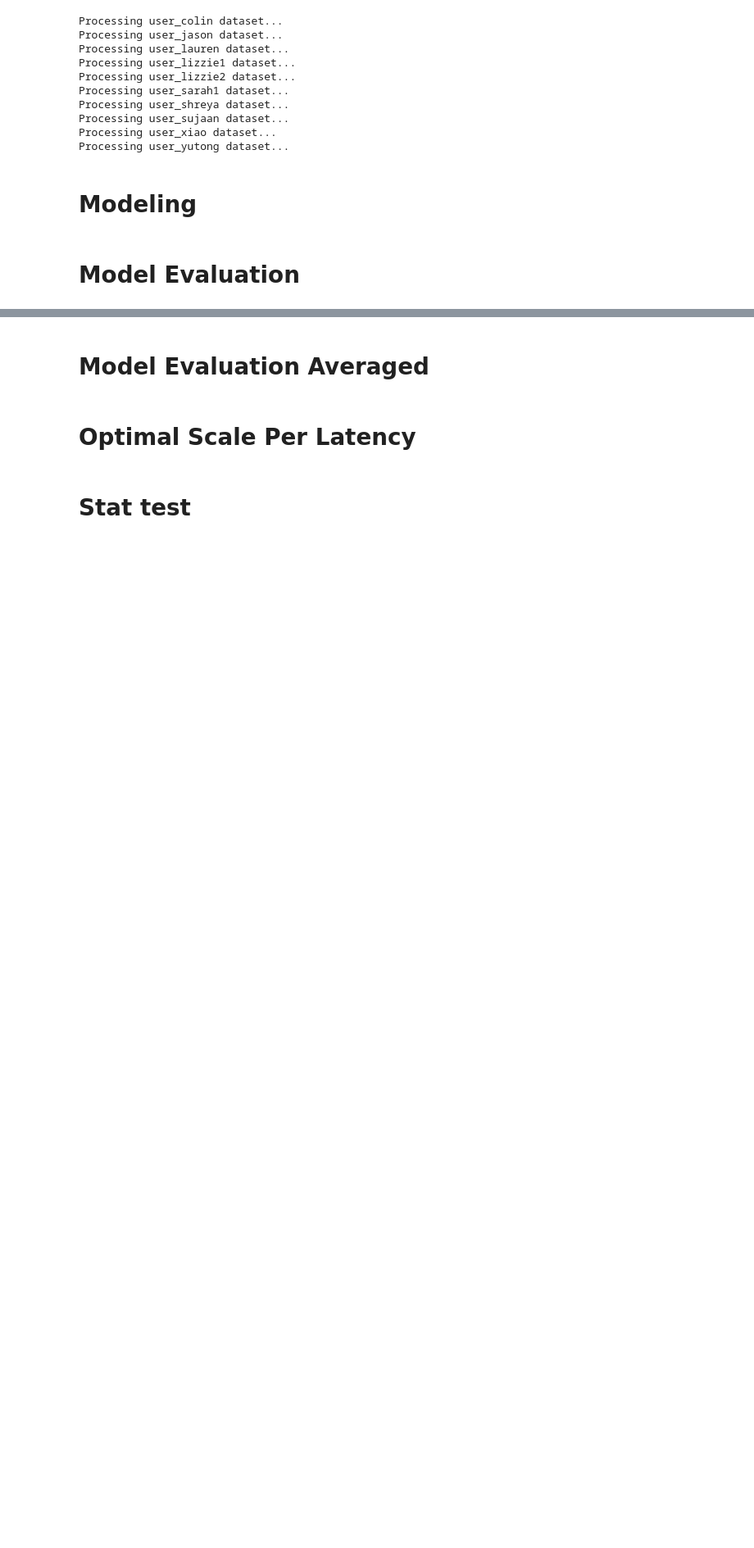
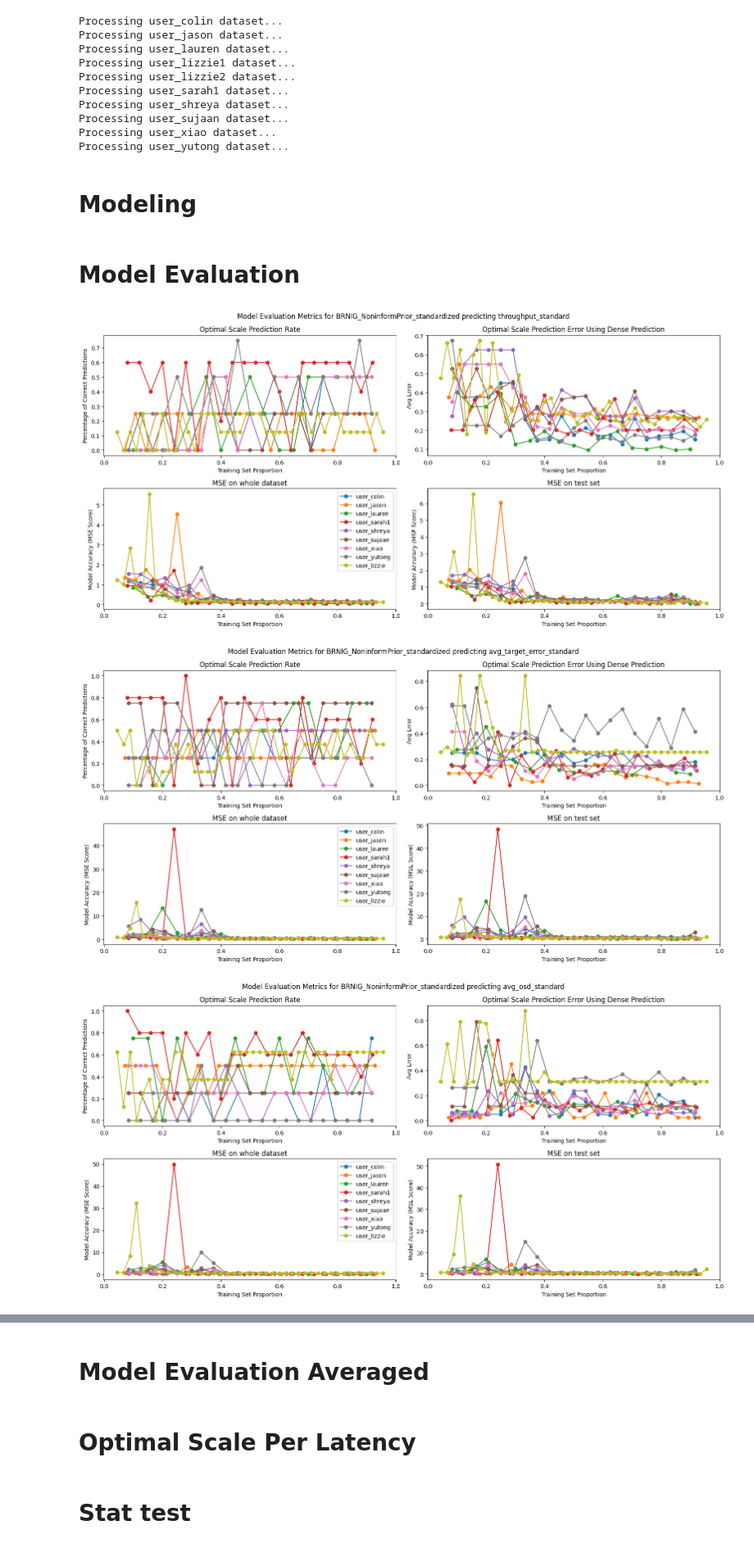
Before and after one commit to jasonkglim/MotionScaling, a Jupyter notebook: performance_modeling/model_analysis.ipynb, the cells around one changed output, grey strips where cells are left out. Shown at 82% size. Drawn from its saved outputs; the diff is of its cells as text; code cells hidden in the pictures; blank space fills up the shorter version.

```diff
--- a/performance_modeling/model_analysis.ipynb
+++ b/performance_modeling/model_analysis.ipynb
@@ -263,7 +263,8 @@ import pickle
 # model_type = "GPR_RBF_Noise_anisotropic"
 # model_type = "GPR_RQ_default"
 # model_type = "GPR_RQ_Noise_default"
-model_type = "BRNIG_InformPrior_standardized"
+prior_type = "Noninform"
+model_type = f"BRNIG_{prior_type}Prior_standardized"
 
 with open(f"../model_result_data/{model_type}.pkl", "rb") as file:
 	all_results = pickle.load(file)
@@ -275,30 +276,34 @@ for output_metric, user_results in all_results.items():
 	for user, results in user_results.items():
 		if user in ["user_lizzie1", "user_lizzie2"]:
 			continue
 		axes[0, 0].plot(results['n_train_p'], results['match_rate'], marker='o', label=user)
 		axes[0, 1].plot(results['n_train_p'], results['scale_error'], marker='o', label=user)
 		axes[1, 0].plot(results['n_train_p'], results['full_mse_scores'], marker='o', label=user)
 		axes[1, 1].plot(results['n_train_p'], results['mse_scores'], marker='o', label=user)
 
 	axes[0, 0].set_title("Optimal Scale Prediction Rate")
 	axes[0, 0].set_xlabel("Training Set Proportion")
 	axes[0, 0].set_ylabel("Percentage of Correct Predictions")
 
 	axes[0, 1].set_title("Optimal Scale Prediction Error Using Dense Prediction")
 	axes[0, 1].set_xlabel("Training Set Proportion")
 	axes[0, 1].set_ylabel("Avg Error")
 
 
 	axes[1, 0].set_title('MSE on whole dataset')
 	axes[1, 0].set_xlabel('Training Set Proportion')
 	axes[1, 0].set_ylabel('Model Accuracy (MSE Score)')
 
 	axes[1, 1].set_title('MSE on test set')
 	axes[1, 1].set_xlabel('Training Set Proportion')
 	axes[1, 1].set_ylabel('Model Accuracy (MSE Score)')
 	axes[1, 0].legend()
 
 	plt.tight_layout()
 	os.makedirs(f"../figures/model_results/{output_metric}", exist_ok=True)
 	plt.savefig(f"../figures/model_results/{output_metric}/{model_type}.png", facecolor='w')
 	plt.show()
+# %% [output]
+[figure, added]
+[figure, added]
+[figure, added]
```
Also changed, not shown: parts of 6 cells of this notebook, 52 other files.
